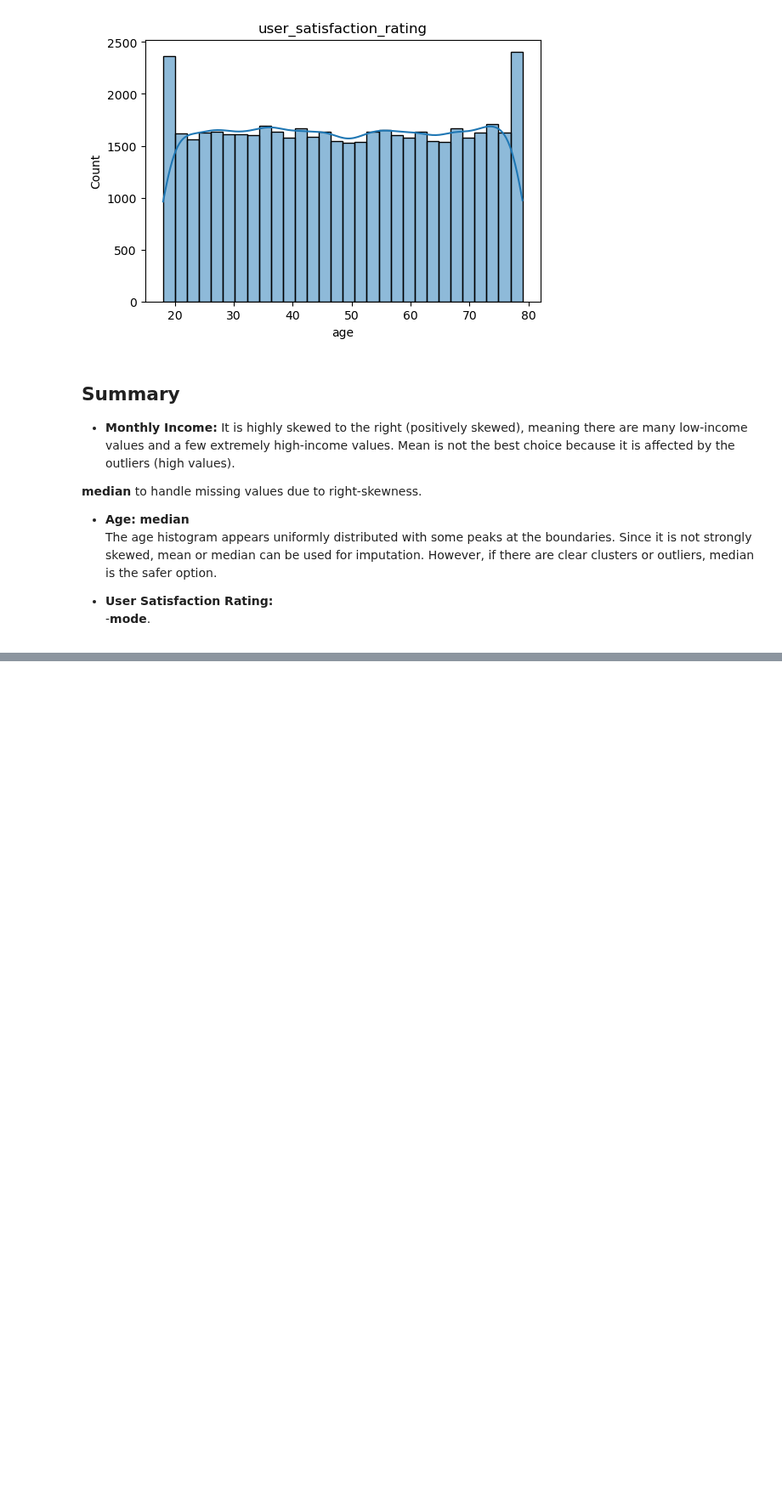
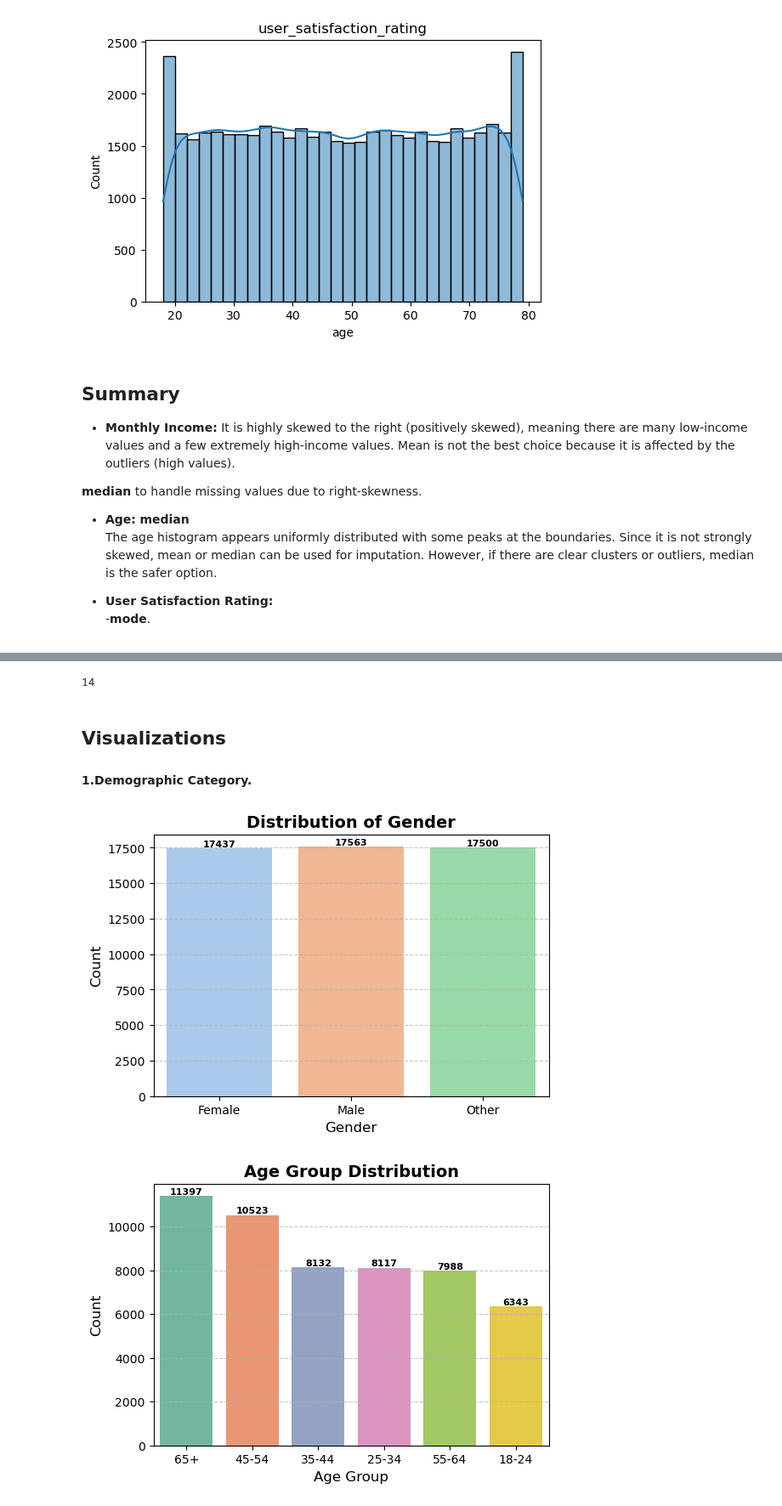
Before and after one commit to ruth-kitasi/Health-Insurance-Recommender-System, a Jupyter notebook: Notebooks/Joseline.ipynb, the cells around one changed output, grey strips where cells are left out. Shown at 85% size. Cells and saved outputs as stored; diff of their text form; code cells hidden in the pictures; blank space fills up the shorter version.

Commit message:
visualizaton

```diff
--- a/Notebooks/Joseline.ipynb
+++ b/Notebooks/Joseline.ipynb
@@ -259,0 +303,69 @@ fill_missing_values(df2)
+# %%
+len(numerical_cols)
+# %% [output]
+14
+# %% [markdown]
+## Visualizations
+
+#### 1.Demographic Category.
+# %%
+import matplotlib.pyplot as plt
+import seaborn as sns
+
+# Function to add value labels on bars
+def add_value_labels(ax):
+    for p in ax.patches:
+        ax.annotate(f'{int(p.get_height())}',
+                    (p.get_x() + p.get_width() / 2, p.get_height()),
+                    ha='center', va='bottom', fontsize=8, fontweight='bold', color='black')
+
+# 1️⃣ Gender Distribution
+plt.figure(figsize=(6, 4))
+ax = sns.countplot(x='gender', data=df2, palette='pastel')
+add_value_labels(ax)
+plt.title('Distribution of Gender', fontsize=14, weight='bold')
+plt.xlabel('Gender', fontsize=12)
+plt.ylabel('Count', fontsize=12)
+plt.grid(axis='y', linestyle='--', alpha=0.7)
+plt.show()
+
+# 2️⃣ Age Group Distribution
+plt.figure(figsize=(6, 4))
+ax = sns.countplot(x='age_group', data=df2, palette='Set2', order=df2['age_group'].value_counts().index)
+add_value_labels(ax)
+plt.title('Age Group Distribution', fontsize=14, weight='bold')
+plt.xlabel('Age Group', fontsize=12)
+plt.ylabel('Count', fontsize=12)
+plt.grid(axis='y', linestyle='--', alpha=0.7)
+plt.show()
+
+# 3️⃣ Region Distribution
+plt.figure(figsize=(6, 4))
+ax = sns.countplot(y='region', data=df2, palette='coolwarm', order=df2['region'].value_counts().index)
+add_value_labels(ax)
+plt.title('Distribution of Users by Region', fontsize=14, weight='bold')
+plt.xlabel('Count', fontsize=12)
+plt.ylabel('Region', fontsize=12)
+plt.grid(axis='x', linestyle='--', alpha=0.7)
+plt.show()
+
+# 4️⃣ Employment Status Distribution
+plt.figure(figsize=(6, 4))
+ax = sns.countplot(x='employment_status', data=df2, palette='muted', order=df2['employment_status'].value_counts().index)
+add_value_labels(ax)
+plt.title('Employment Status Distribution', fontsize=14, weight='bold')
+plt.xlabel('Employment Status', fontsize=12)
+plt.ylabel('Count', fontsize=12)
+plt.xticks(rotation=45)
+plt.grid(axis='y', linestyle='--', alpha=0.7)
+plt.show()
+
+# 5️⃣ Marital Status Distribution (Pie Chart with Percentages)
+plt.figure(figsize=(6,6))
+df2['marital_status'].value_counts().plot.pie(autopct='%1.1f%%', colors=sns.color_palette('pastel'))
+plt.title('Marital Status Distribution', fontsize=14, weight='bold')
+plt.ylabel('')
+plt.show()
+# %% [output]
+[figure, added]
+[figure, added]
```
Also changed, not shown: parts of 9 cells of this notebook.
